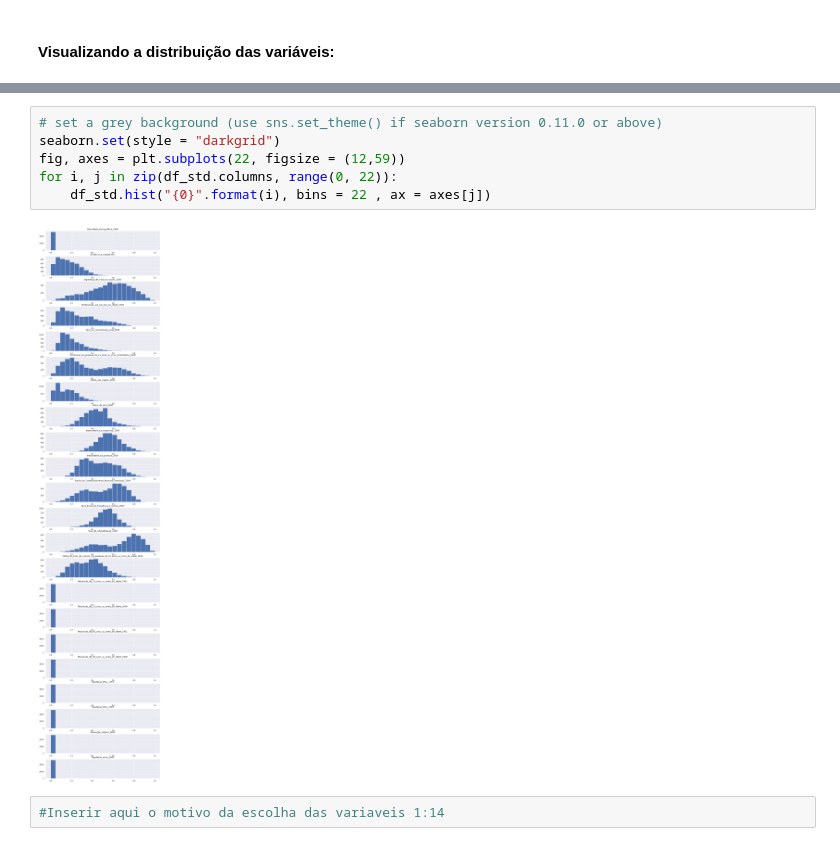
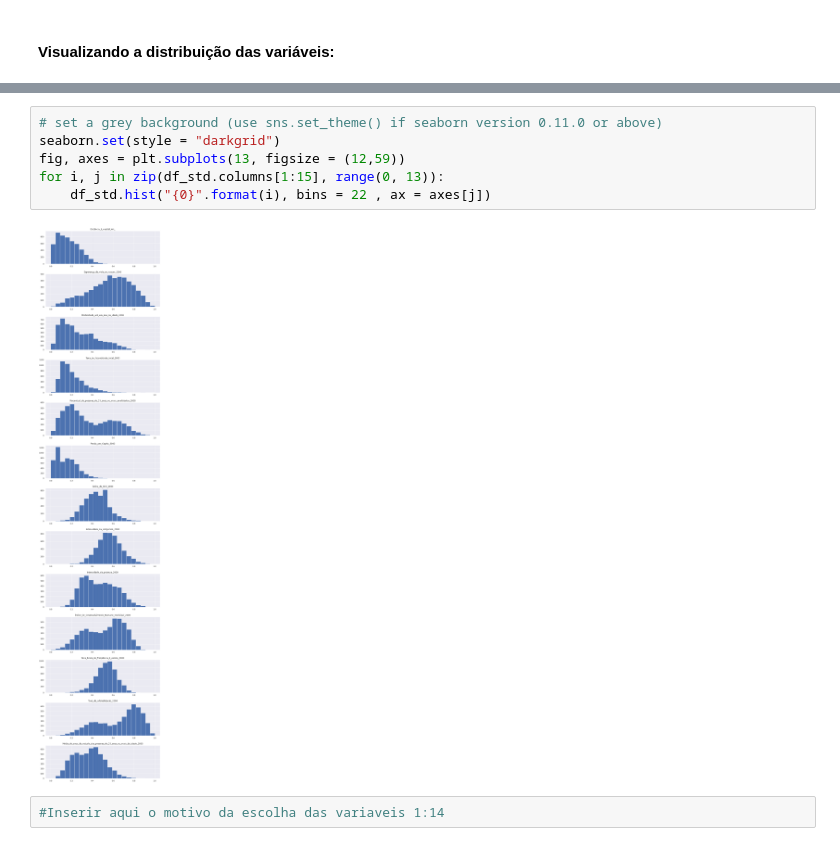
Before and after one commit to Jailsonrs/Poneglyph, a Jupyter notebook: UMAP-GMM.ipynb, the cells around one changed output, grey strips where cells are left out. Saved outputs shown, nothing was run; the diff lists cells and outputs as text.

```diff
--- a/UMAP-GMM.ipynb
+++ b/UMAP-GMM.ipynb
@@ -128,11 +138,11 @@ df_std.describe().transpose()
 # %%
 # set a grey background (use sns.set_theme() if seaborn version 0.11.0 or above)
 seaborn.set(style = "darkgrid")
-fig, axes = plt.subplots(22, figsize = (12,59))
-for i, j in zip(df_std.columns, range(0, 22)):
+fig, axes = plt.subplots(13, figsize = (12,59))
+for i, j in zip(df_std.columns[1:15], range(0, 13)):
     df_std.hist("{0}".format(i), bins = 22 , ax = axes[j])
 # %% [output]
-[figure, old version]
+[figure, new version]
 # %%
 #Inserir aqui o motivo da escolha das variaveis 1:14
 # %%
```
Also changed, not shown: parts of 22 cells of this notebook.
